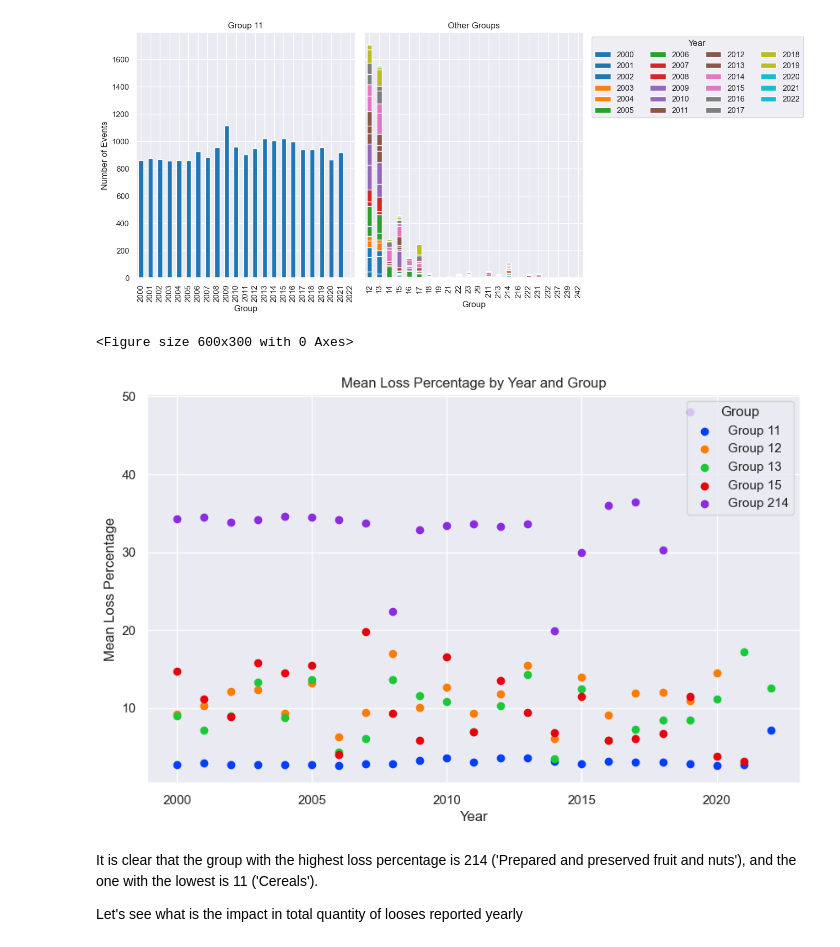
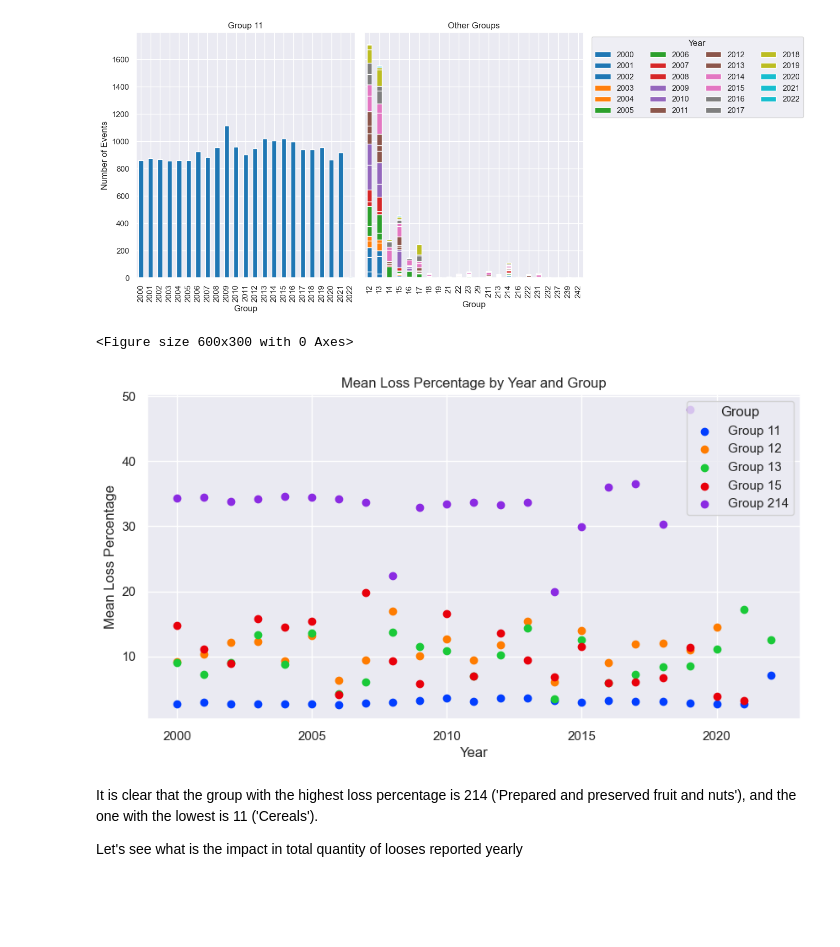
Before and after one commit to psaeztorres/CodeOp_Final_Project, a Jupyter notebook: visualization.ipynb, the cells around one changed output. Saved outputs shown, nothing was run; the diff lists cells and outputs as text; code cells hidden in the pictures; blank space fills up the shorter version.

Commit message:
visualization finished

```diff
--- a/visualization.ipynb
+++ b/visualization.ipynb
@@ -367,24 +368,24 @@ loss_by_group = fao_data[['year','country','group','loss_percentage']].groupby([
 # %%
 small_group = loss_by_group[loss_by_group['group'].isin([11,12,13,15,214])]
 groups = small_group['group'].unique()
 plt.figure(figsize= (6,3))
 palette = sns.color_palette("bright", len(groups))
 
 # Crear el scatter plot
-plt.figure(figsize=(10, 6))
+plt.figure(figsize=(10, 5))
 for group, color in zip(groups, palette):
     group_data = small_group[loss_by_group['group'] == group]
     plt.scatter(group_data['year'], group_data['loss_percentage'], label=f"Group {group}", color=color, marker='o')
 
 plt.title('Mean Loss Percentage by Year and Group')
 plt.xlabel('Year')
 plt.ylabel('Mean Loss Percentage')
 plt.legend(title='Group', loc = 'upper right')
 plt.grid(True)
 plt.show();
 # %% [output]
 <Figure size 600x300 with 0 Axes>
-[figure, old version]
+[figure, new version]
 # %% [markdown]
 It is clear that the group with the highest loss percentage is 214 ('Prepared and preserved fruit and nuts'), and the one with the lowest is 11 ('Cereals').
 
```
Also changed, not shown: parts of 36 cells of this notebook.
